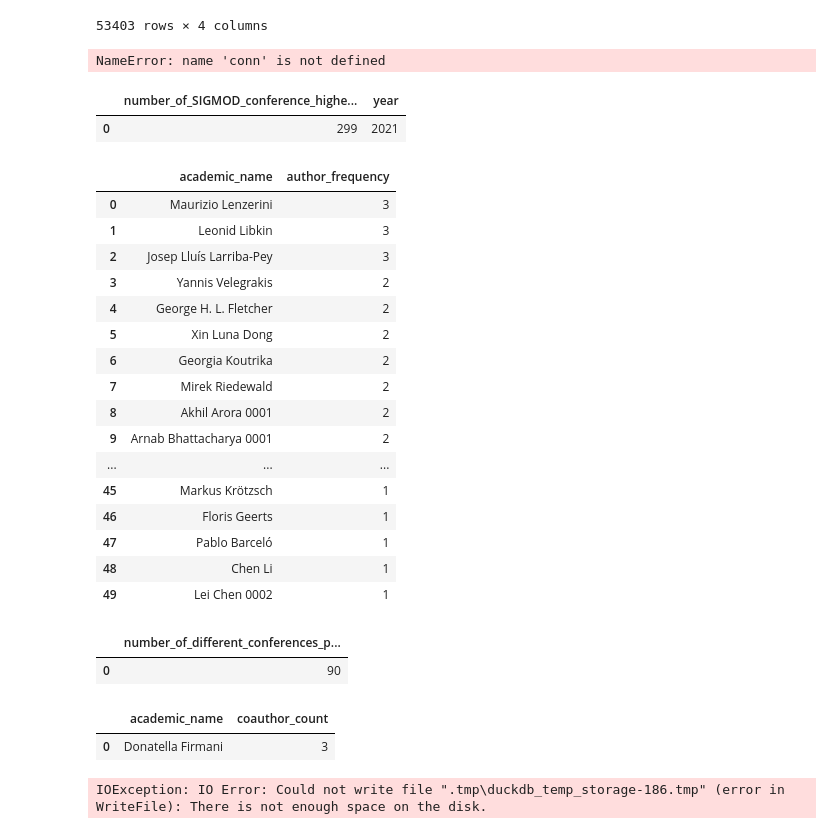
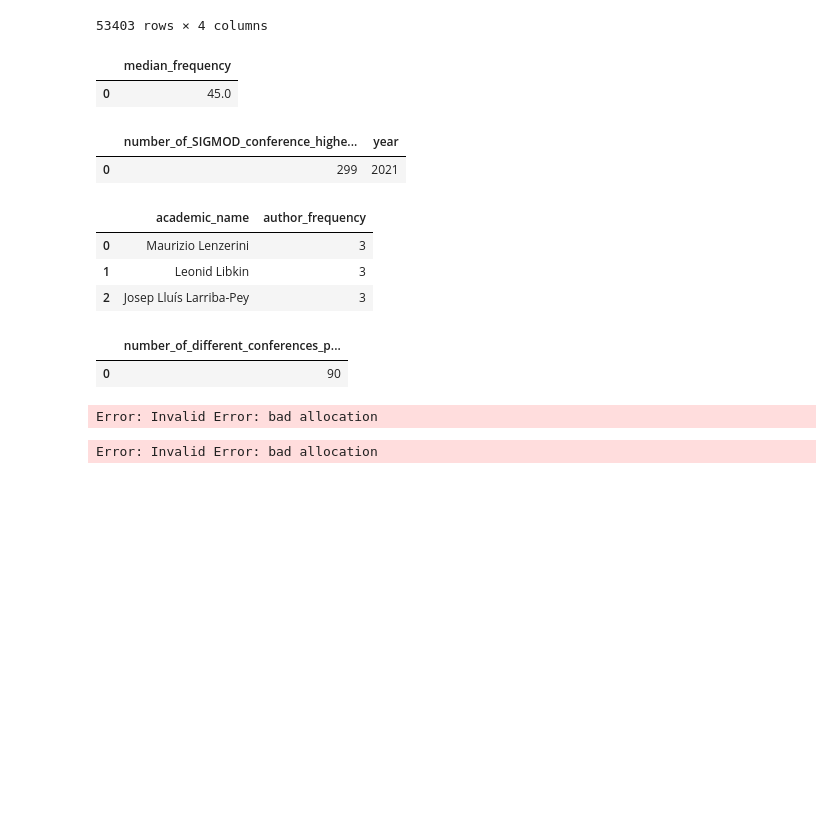
Before and after one commit to OGnTn/daos_project, a Jupyter notebook: duck_queries.ipynb, the cells around one changed output. Cells and saved outputs as stored; diff of their text form; code cells hidden in the pictures; blank space fills up the shorter version.

Commit message:
Inserting indexes

```diff
--- a/duck_queries.ipynb
+++ b/duck_queries.ipynb
@@ -69,0 +124,8 @@ author_inproceeding.columns = ['academic_id','improceeding_id']
+# %%
+import duckdb
+
+# Create the index
+cursor = conn.cursor()
+cursor.execute("CREATE INDEX academic_article_index ON author_article (academic_id, article_id)")
+cursor.execute("CREATE INDEX booktitle_improceeding_idx ON booktitle_improceeding (booktitle_id)")
+cursor.execute("CREATE INDEX improceeding_idx ON improceeding (improceeding_id)")
@@ -138,11 +205,6 @@ duckdb.query(queryM2).to_df()
 | 53402 | conf/nids/2022 | Novel & Intelligent Digital Syste... | 2023 | 556 |
 53403 rows × 4 columns
 # %%
-#queryM3 = "SELECT COUNT(improceeding.improceeding_id) AS improceedings_per_year FROM booktitle JOIN booktitle_improceeding ON booktitle_improceeding.booktitle_id=booktitle.booktitle_id JOIN improceeding ON improceeding.improceeding_id=booktitle_improceeding.improceeding_id WHERE booktitle.booktitle_name='CIDR' GROUP BY improceeding.year"
-
-queryM3_help1 = """CREATE INDEX booktitle_improceeding_idx ON booktitle_improceeding (booktitle_id)"""
-queryM3_help2 = """CREATE INDEX improceeding_idx ON improceeding (improceeding_id)"""
-
 queryM3 ="""
             SELECT MEDIAN(Frequency) FROM (
             SELECT count(improceeding.improceeding_id) as frequency,improceeding.year AS improceedings_per_year
@@ -168,9 +230,11 @@ queryM3_1 = """
             )
             """
 
-duckdb.query(queryM3_1).to_df()
+M3 = cursor.execute(queryM3_1).fetchdf()
+M3
 # %% [output]
-NameError: name 'conn' is not defined
+|  | median_frequency |
+| 0 | 45.0 |
 # %%
 queryM4_1 = "SELECT COUNT(year), year FROM booktitle JOIN booktitle_improceeding ON booktitle_improceeding.booktitle_id=booktitle.booktitle_id JOIN improceeding ON improceeding.improceeding_id=booktitle_improceeding.improceeding_id WHERE booktitle.booktitle_name='SIGMOD' GROUP BY year ORDER BY year"
 
@@ -254,48 +318,36 @@ queryM5_1 = """
             JOIN booktitle_proceeding ON proceeding.proceeding_id=booktitle_proceeding.proceeding_id
             JOIN booktitle ON booktitle.booktitle_id=booktitle_proceeding.booktitle_id
             WHERE booktitle.booktitle_name='PODS'
             GROUP BY academic.academic_id
             ORDER BY author_frequency DESC"""
 
 
 queryM5 = """
             SELECT academic_name, author_frequency FROM
             (SELECT COUNT(academic.academic_name) AS author_frequency, academic.academic_name
             FROM academic
             JOIN editor_proceeding ON academic.academic_id=editor_proceeding.academic_id
             JOIN proceeding ON proceeding.proceeding_id=editor_proceeding.proceeding_id
             JOIN booktitle_proceeding ON proceeding.proceeding_id=booktitle_proceeding.proceeding_id
             JOIN booktitle ON booktitle.booktitle_id=booktitle_proceeding.booktitle_id
             WHERE booktitle.booktitle_name LIKE '%PODS%'
             GROUP BY academic.academic_name)
             WHERE author_frequency = (SELECT MAX(author_frequency) FROM     (SELECT COUNT(academic.academic_name) AS author_frequency, academic.academic_name
                                                                             FROM academic
                                                                             JOIN editor_proceeding ON academic.academic_id=editor_proceeding.academic_id
                                                                             JOIN proceeding ON proceeding.proceeding_id=editor_proceeding.proceeding_id
                                                                             JOIN booktitle_proceeding ON proceeding.proceeding_id=booktitle_proceeding.proceeding_id
                                                                             JOIN booktitle ON booktitle.booktitle_id=booktitle_proceeding.booktitle_id
                                                                             WHERE booktitle.booktitle_name LIKE '%PODS%'
                                                                             GROUP BY academic.academic_name))"""
-duckdb.query(queryM5_2).to_df()
-#["proceeding_title"].value_counts()
+
+M5 = cursor.execute(queryM5).fetchdf()
+M5
 # %% [output]
 |  | academic_name | author_frequency |
 | 0 | Maurizio Lenzerini | 3 |
 | 1 | Leonid Libkin | 3 |
 | 2 | Josep Lluís Larriba-Pey | 3 |
-| 3 | Yannis Velegrakis | 2 |
-| 4 | George H. L. Fletcher | 2 |
-| 5 | Xin Luna Dong | 2 |
-| 6 | Georgia Koutrika | 2 |
-| 7 | Mirek Riedewald | 2 |
-| 8 | Akhil Arora 0001 | 2 |
-| 9 | Arnab Bhattacharya 0001 | 2 |
-| ... | ... | ... |
-| 45 | Markus Krötzsch | 1 |
-| 46 | Floris Geerts | 1 |
-| 47 | Pablo Barceló | 1 |
-| 48 | Chen Li | 1 |
-| 49 | Lei Chen 0002 | 1 |
 # %%
 #Find the academic with the most publishings, and give the academic_id back (together with the amount of publishings)
 queryM6_1 = """
@@ -395,10 +446,10 @@ queryH1_3 = """
                 LIMIT 5
             """
 
-duckdb.query(queryH1_2).to_df()
+H1 = cursor.execute(queryH1_3).fetchdf()
+H1
 # %% [output]
-|  | academic_name | coauthor_count |
-| 0 | Donatella Firmani | 3 |
+Error: Invalid Error: bad allocation
 # %%
 queryH2 = """
             SELECT
@@ -437,9 +488,10 @@ FROM co_publishers
 WHERE co_publisher_id IN (SELECT academic_id FROM academic WHERE academic_name = 'Martin Grohe')
             """
 
-duckdb.query(queryH2_1).to_df()
+H2 = cursor.execute(queryH2_1).fetchdf()
+H2
 # %% [output]
-IOException: IO Error: Could not write file ".tmp\duckdb_temp_storage-186.tmp" (error in WriteFile): There is not enough space on the disk.
+Error: Invalid Error: bad allocation
 # %%
 # The query returns the names of all pairs of academics who have edited the same proceedings,
 # but excludes pairs where the academics are the same.
```
Also changed, not shown: parts of 10 cells of this notebook.
